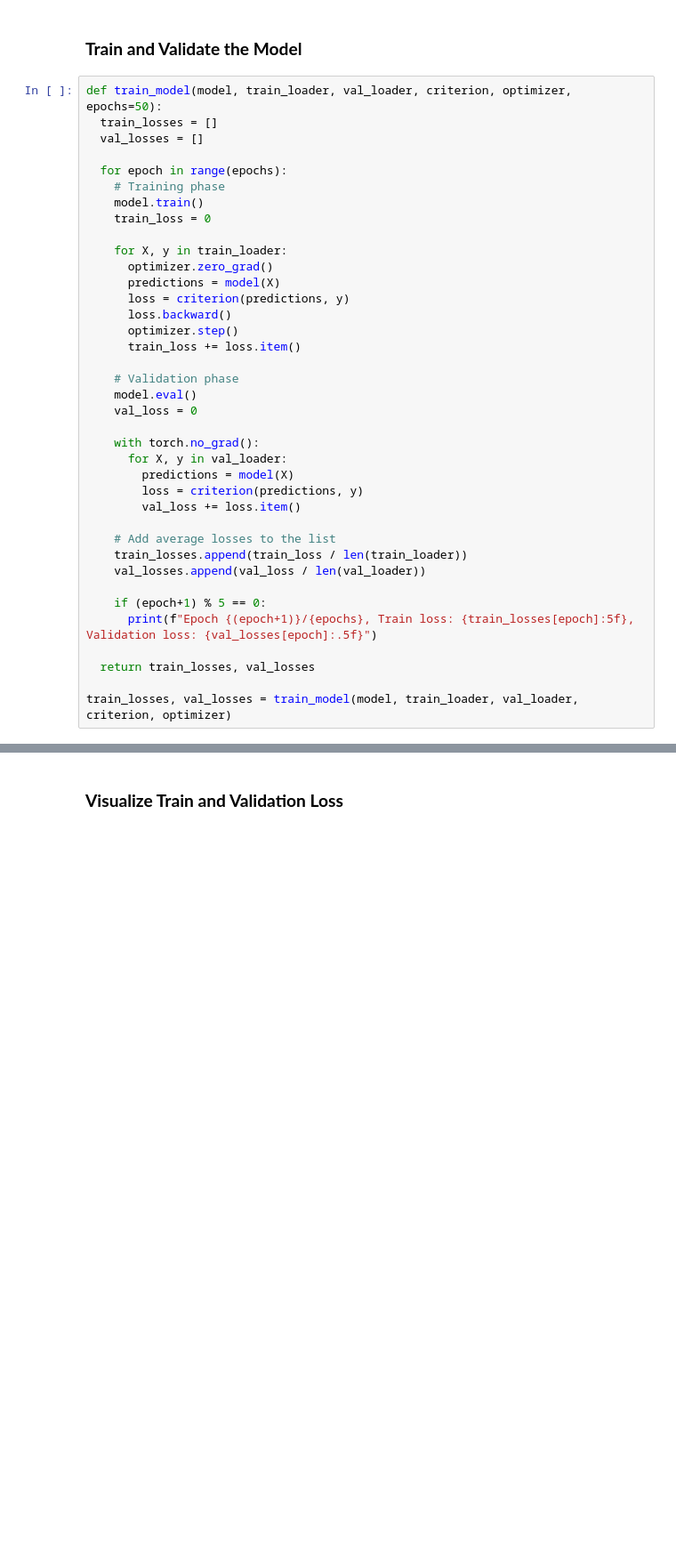
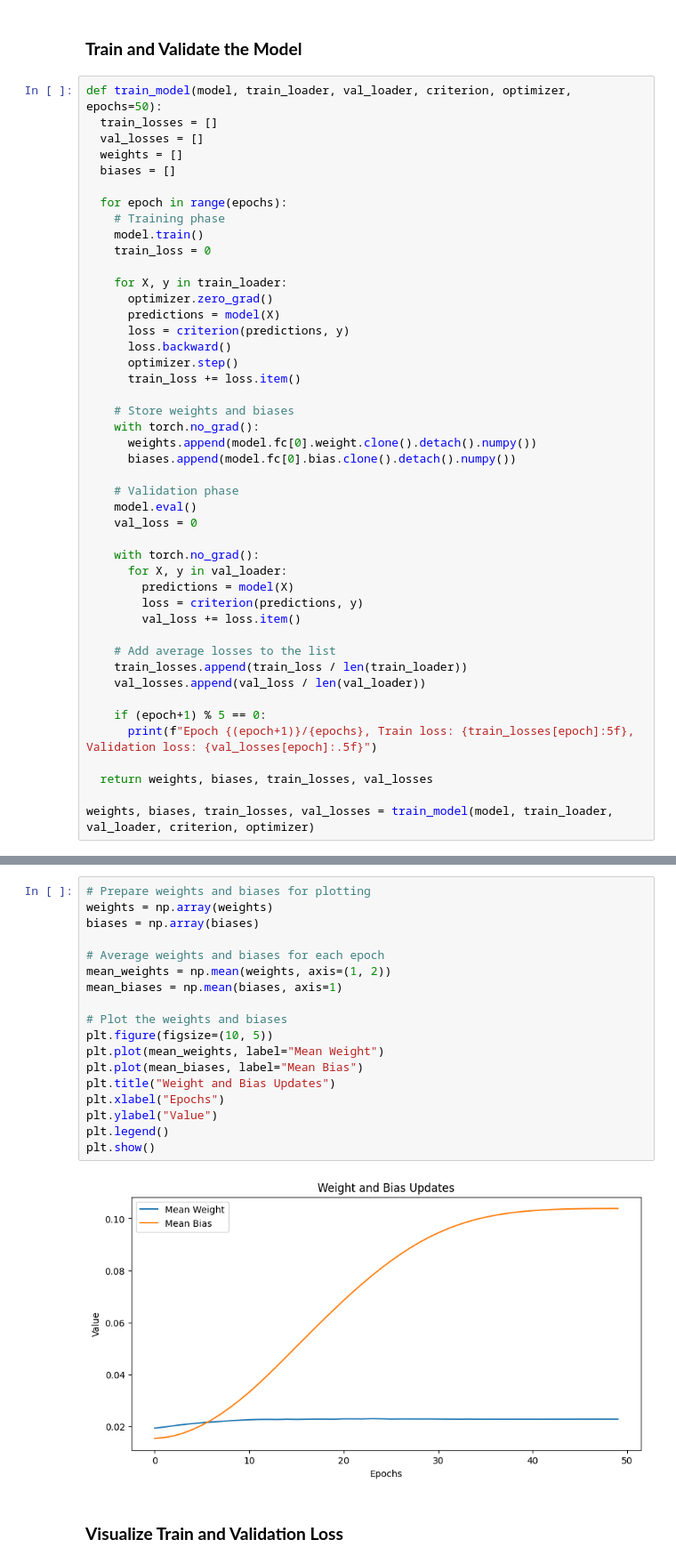
Before and after one commit to fahmida0404/neural-network-regression, a Jupyter notebook: regression_with_ann.ipynb, the cells around one changed output, grey strips where cells are left out. Shown at 89% size. Drawn from its saved outputs; the diff is of its cells as text; blank space fills up the shorter version.

Commit message:
Visualize weight and bias updates of SimpleNN model

```diff
--- a/regression_with_ann.ipynb
+++ b/regression_with_ann.ipynb
@@ -116,6 +116,8 @@ optimizer = optim.Adam(model.parameters(), lr=0.0001)
 def train_model(model, train_loader, val_loader, criterion, optimizer, epochs=50):
   train_losses = []
   val_losses = []
+  weights = []
+  biases = []
 
   for epoch in range(epochs):
     # Training phase
@@ -129,6 +131,11 @@ def train_model(model, train_loader, val_loader, criterion, optimizer, epochs=50
       loss.backward()
       optimizer.step()
       train_loss += loss.item()
+
+    # Store weights and biases
+    with torch.no_grad():
+      weights.append(model.fc[0].weight.clone().detach().numpy())
+      biases.append(model.fc[0].bias.clone().detach().numpy())
 
     # Validation phase
     model.eval()
@@ -147,7 +154,7 @@ def train_model(model, train_loader, val_loader, criterion, optimizer, epochs=50
     if (epoch+1) % 5 == 0:
       print(f"Epoch {(epoch+1)}/{epochs}, Train loss: {train_losses[epoch]:5f}, Validation loss: {val_losses[epoch]:.5f}")
 
-  return train_losses, val_losses
+  return weights, biases, train_losses, val_losses
 
-train_losses, val_losses = train_model(model, train_loader, val_loader, criterion, optimizer)
+weights, biases, train_losses, val_losses = train_model(model, train_loader, val_loader, criterion, optimizer)
 # %% [output]
@@ -164,3 +173,23 @@ Epoch 50/50, Train loss: 0.469790, Validation loss: 0.52607
+# %%
+# Prepare weights and biases for plotting
+weights = np.array(weights)
+biases = np.array(biases)
+
+# Average weights and biases for each epoch
+mean_weights = np.mean(weights, axis=(1, 2))
+mean_biases = np.mean(biases, axis=1)
+
+# Plot the weights and biases
+plt.figure(figsize=(10, 5))
+plt.plot(mean_weights, label="Mean Weight")
+plt.plot(mean_biases, label="Mean Bias")
+plt.title("Weight and Bias Updates")
+plt.xlabel("Epochs")
+plt.ylabel("Value")
+plt.legend()
+plt.show()
+# %% [output]
+[figure, added]
 # %% [markdown]
 ### **Visualize Train and Validation Loss**
 # %%
```
Also changed, not shown: parts of 3 cells of this notebook.
